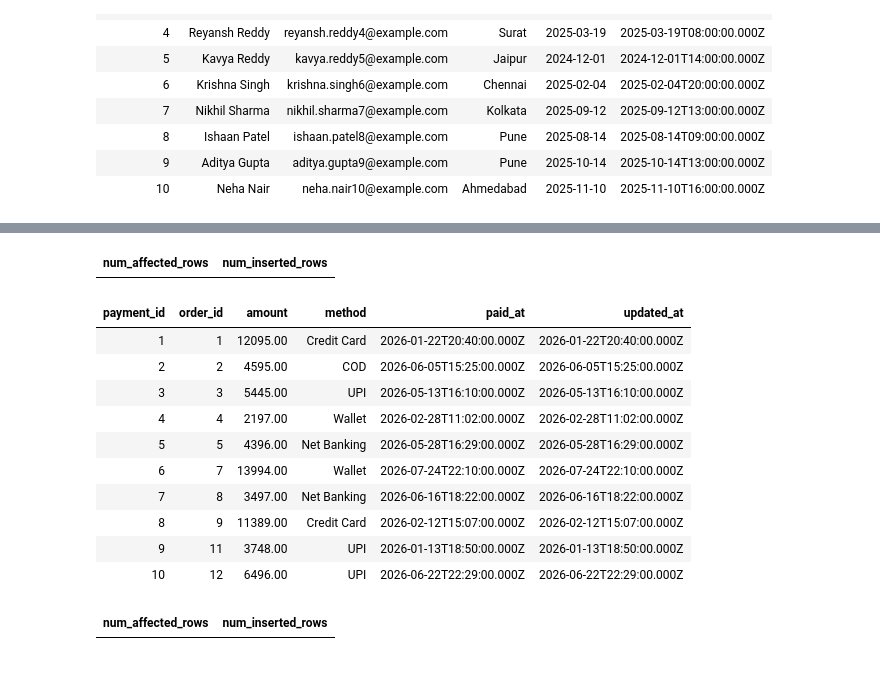
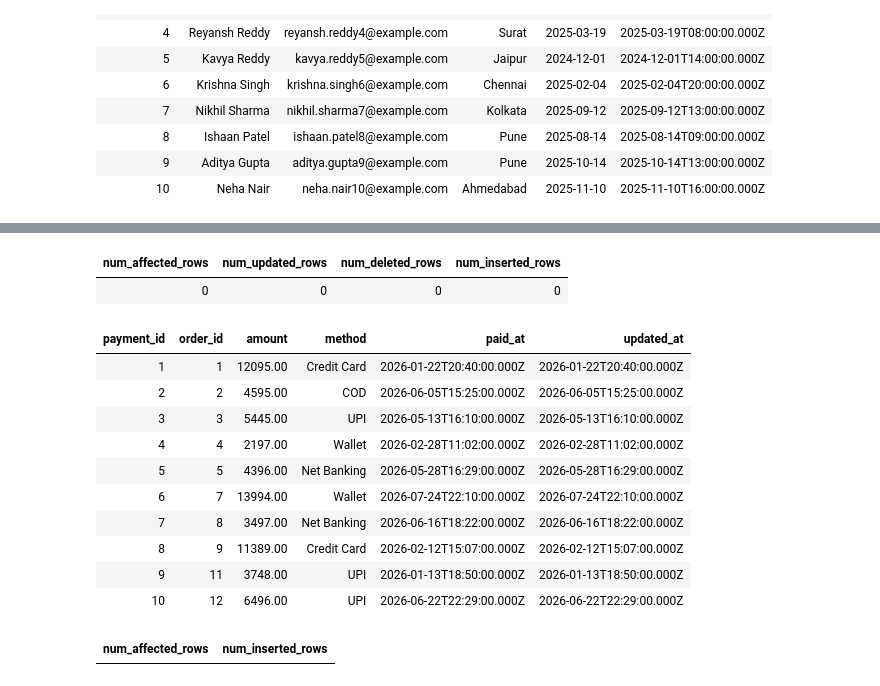
Before and after one commit to Jaideepgupta/atliq-capstone-data-engineering, a Jupyter notebook: evidence/M3_SILVER/01_Bronze_to_Silver_2.ipynb, the cells around one changed output, grey strips where cells are left out. Drawn from its saved outputs; the diff is of its cells as text; code cells hidden in the pictures.

```diff
--- a/evidence/M3_SILVER/01_Bronze_to_Silver_2.ipynb
+++ b/evidence/M3_SILVER/01_Bronze_to_Silver_2.ipynb
@@ -414,42 +549,111 @@ LIMIT 10;
 | 10 | 5 | 4 | 2 | 1499.00 | 2026-05-28T16:15:00.000Z |
 # %%
 %sql
+
 -- BRONZE → SILVER: PAYMENTS
 
-CREATE OR REPLACE TABLE atliq.silver.payments
-USING DELTA
-AS
+CREATE OR REPLACE TEMP VIEW payments_incremental AS
+
 WITH silver_payments AS (
+
   SELECT
+
     CAST(get_json_object(_rescued_data, '$.payment_id') AS BIGINT) AS payment_id,
+
     CAST(get_json_object(_rescued_data, '$.order_id') AS BIGINT) AS order_id,
+
     CAST(amount AS DECIMAL(12,2)) AS amount,
+
     TRIM(method) AS method,
+
     CAST(paid_at AS TIMESTAMP) AS paid_at,
+
     CAST(updated_at AS TIMESTAMP) AS updated_at
+
   FROM atliq.bronze.payments
-), deduped_payments AS (
-  SELECT *,
-         ROW_NUMBER() OVER (PARTITION BY payment_id ORDER BY payment_id) AS rn
+
+),
+
+deduped_payments AS (
+
+  SELECT
+    *,
+    ROW_NUMBER() OVER (
+      PARTITION BY payment_id
+      ORDER BY updated_at DESC
+    ) AS rn
+
   FROM silver_payments
+
   WHERE payment_id IS NOT NULL
     AND order_id IS NOT NULL
     AND amount IS NOT NULL
     AND amount >= 0
     AND method IS NOT NULL
+
 )
+
 SELECT
+
   payment_id,
   order_id,
   amount,
   method,
   paid_at,
   updated_at
+
 FROM deduped_payments
+
 WHERE rn = 1;
 
+
+MERGE INTO atliq.silver.payments AS target
+
+USING payments_incremental AS source
+
+ON target.payment_id = source.payment_id
+
+WHEN MATCHED
+  AND source.updated_at > target.updated_at
+
+THEN UPDATE SET
+
+  target.order_id = source.order_id,
+  target.amount = source.amount,
+  target.method = source.method,
+  target.paid_at = source.paid_at,
+  target.updated_at = source.updated_at
+
+WHEN NOT MATCHED
+
+THEN INSERT (
+
+  payment_id,
+  order_id,
+  amount,
+  method,
+  paid_at,
+  updated_at
+
+)
+
+VALUES (
+
+  source.payment_id,
+  source.order_id,
+  source.amount,
+  source.method,
+  source.paid_at,
+  source.updated_at
+
+);
+
+
 SELECT *
+
 FROM atliq.silver.payments
+
 ORDER BY payment_id
+
 LIMIT 10;
 # %% [output]
@@ -456,4 +661,5 @@ LIMIT 10;
-| num_affected_rows | num_inserted_rows |
+| num_affected_rows | num_updated_rows | num_deleted_rows | num_inserted_rows |
+| 0 | 0 | 0 | 0 |
 | payment_id | order_id | amount | method | paid_at | updated_at |
 | 1 | 1 | 12095.00 | Credit Card | 2026-01-22T20:40:00.000Z | 2026-01-22T20:40:00.000Z |
 | 2 | 2 | 4595.00 | COD | 2026-06-05T15:25:00.000Z | 2026-06-05T15:25:00.000Z |
```
Also changed, not shown: parts of 5 cells of this notebook, 1 other file.
